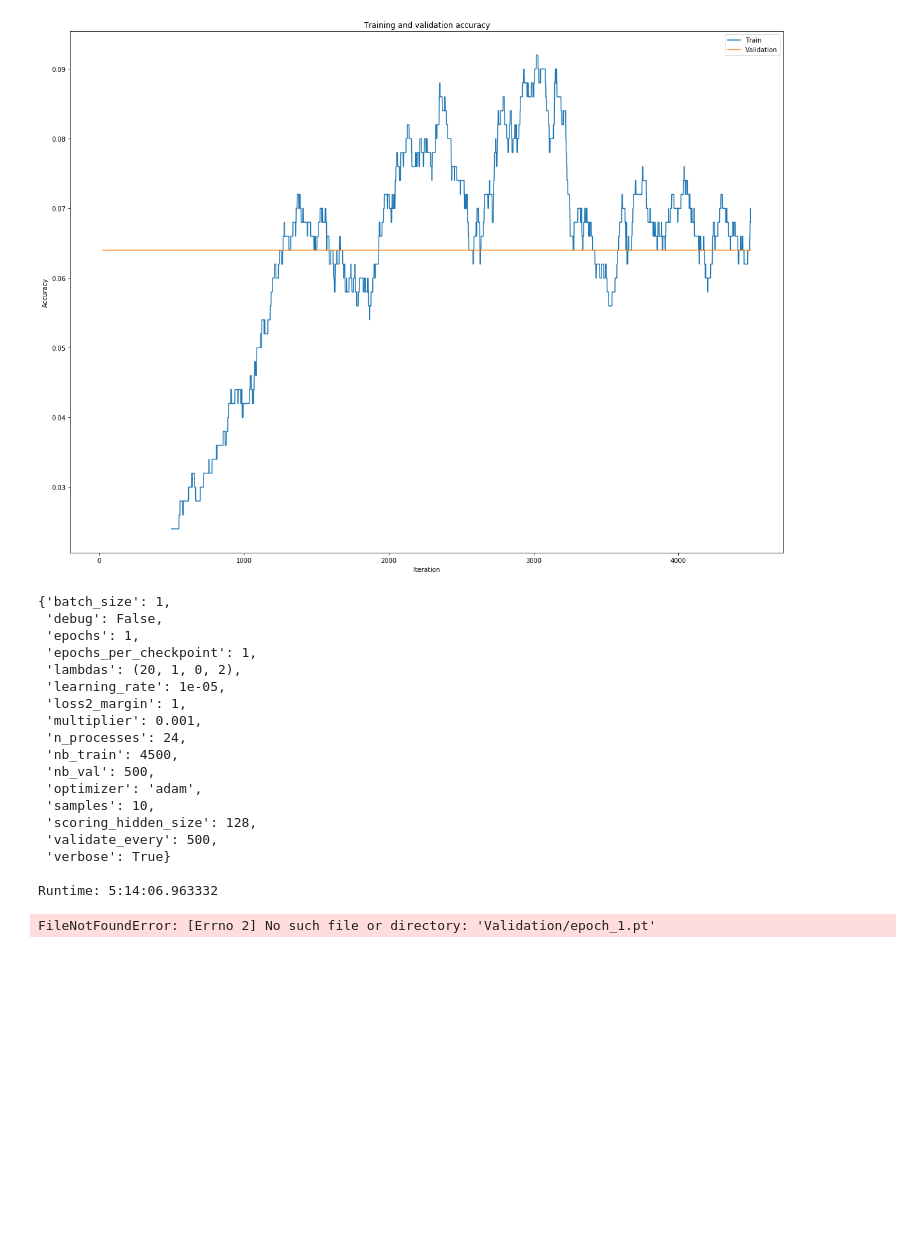
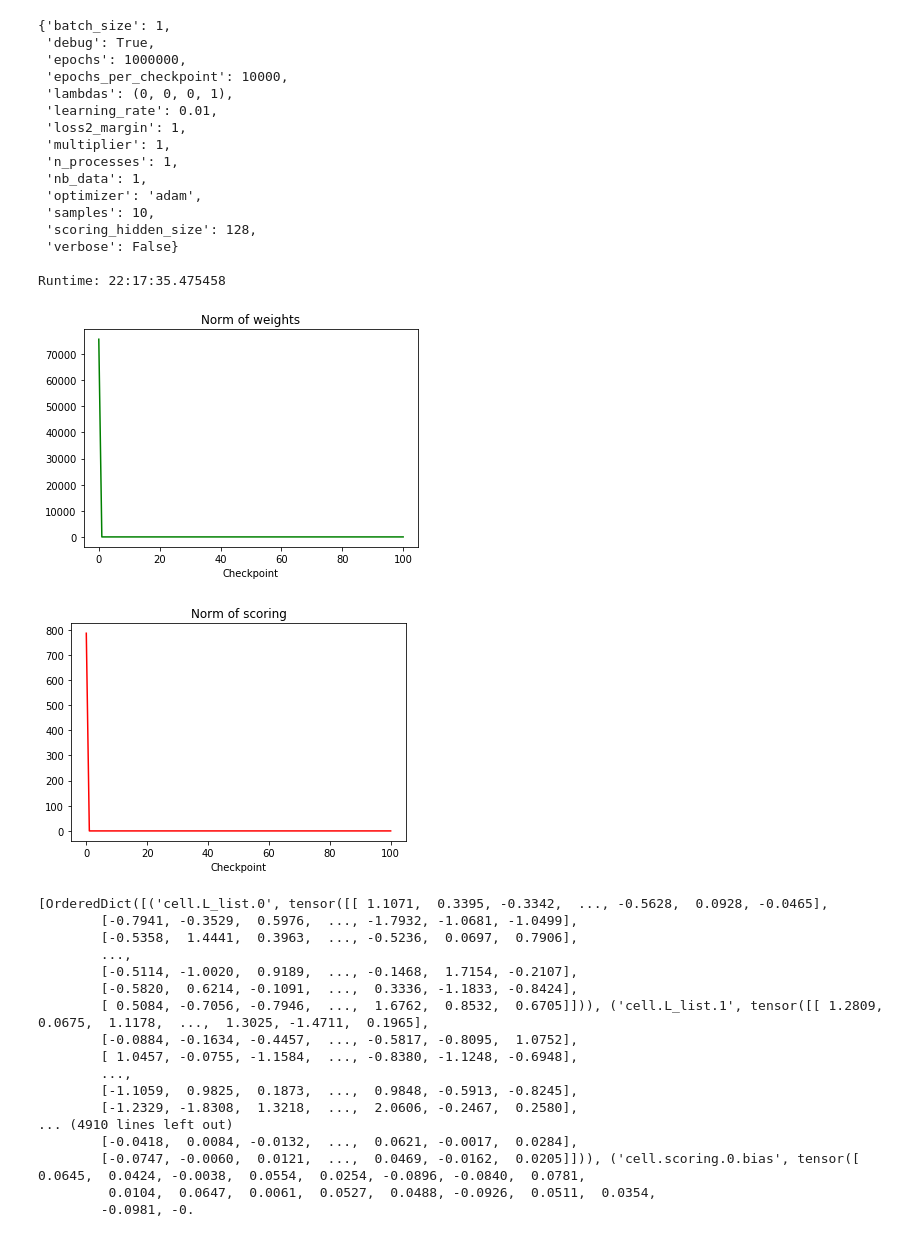
Before and after one commit to matthewkennedy5/RRNN, a Jupyter notebook: visualize-results.ipynb, the cells around one changed output. Cells and saved outputs as stored; diff of their text form; code cells hidden in the pictures; blank space fills up the shorter version.

```diff
--- a/visualize-results.ipynb
+++ b/visualize-results.ipynb
@@ -8,7 +8,7 @@ from matplotlib import pyplot as plt
 import torch
 from structure_utils import *
 
-dirname = 'Validation'
+dirname = 'TDMLossToZero'
 
 losses = []
 with open(dirname+'/loss.txt', 'r') as f:
@@ -95,8 +95,6 @@ plt.ylabel('Accuracy')
 plt.xlabel('Iteration')
 plt.legend(loc='upper right')
 plt.show()
-# %% [output]
-[figure, removed]
 # %%
 # Display hyperparameters and run information
 
@@ -107,49 +105,74 @@ runtime = pickle.load(open(dirname+'/runtime.pkl', 'rb'))
 print('\nRuntime: ' + str(datetime.timedelta(seconds=runtime)))
 # %% [output]
 {'batch_size': 1,
- 'debug': False,
- 'epochs': 1,
- 'epochs_per_checkpoint': 1,
- 'lambdas': (20, 1, 0, 2),
- 'learning_rate': 1e-05,
+ 'debug': True,
+ 'epochs': 1000000,
+ 'epochs_per_checkpoint': 10000,
+ 'lambdas': (0, 0, 0, 1),
+ 'learning_rate': 0.01,
  'loss2_margin': 1,
- 'multiplier': 0.001,
- 'n_processes': 24,
- 'nb_train': 4500,
- 'nb_val': 500,
+ 'multiplier': 1,
+ 'n_processes': 1,
+ 'nb_data': 1,
  'optimizer': 'adam',
  'samples': 10,
  'scoring_hidden_size': 128,
- 'validate_every': 500,
- 'verbose': True}
+ 'verbose': False}
 
-Runtime: 5:14:06.963332
+Runtime: 22:17:35.475458
 # %%
 # Display weight magnitudes
 
 epochs = params['epochs']
-magnitudes = np.zeros(epochs)
-scoring = np.zeros(epochs)
-for i in range(epochs):
-    weights = torch.load(dirname + '/epoch_' + str(i + 1) + '.pt')
+checkpoints = []
+for file in os.listdir(dirname):
+    if '.pt' in file:
+        checkpoints.append(file)
+
+checkpoints = [torch.load(dirname + '/' + checkpoint) for checkpoint in sorted(checkpoints)]
+magnitudes = np.zeros(len(checkpoints))
+scoring = np.zeros(len(checkpoints))
+
+for weights in checkpoints:
     for weight in weights:
         magnitudes[i] += weights[weight].norm()
         if 'scoring' in weight:
             scoring[i] += weights[weight].norm()
 
+
 plt.figure()
-plt.plot(range(epochs), magnitudes, 'g')
+plt.plot(range(len(magnitudes)), magnitudes, 'g')
 plt.title('Norm of weights')
-plt.xlabel('Epoch')
+plt.xlabel('Checkpoint')
 plt.show()
 
 plt.figure()
-plt.plot(range(epochs), scoring, 'r')
+plt.plot(range(len(scoring)), scoring, 'r')
 plt.title('Norm of scoring')
-plt.xlabel('Epoch')
+plt.xlabel('Checkpoint')
 plt.show()
+
+print(checkpoints)
 # %% [output]
+[figure, added]
+[figure, added]
-FileNotFoundError: [Errno 2] No such file or directory: 'Validation/epoch_1.pt'
+[OrderedDict([('cell.L_list.0', tensor([[ 1.1071,  0.3395, -0.3342,  ..., -0.5628,  0.0928, -0.0465],
+        [-0.7941, -0.3529,  0.5976,  ..., -1.7932, -1.0681, -1.0499],
+        [-0.5358,  1.4441,  0.3963,  ..., -0.5236,  0.0697,  0.7906],
+        ...,
+        [-0.5114, -1.0020,  0.9189,  ..., -0.1468,  1.7154, -0.2107],
+        [-0.5820,  0.6214, -0.1091,  ...,  0.3336, -1.1833, -0.8424],
+        [ 0.5084, -0.7056, -0.7946,  ...,  1.6762,  0.8532,  0.6705]])), ('cell.L_list.1', tensor([[ 1.2809,  0.0675,  1.1178,  ...,  1.3025, -1.4711,  0.1965],
+        [-0.0884, -0.1634, -0.4457,  ..., -0.5817, -0.8095,  1.0752],
+        [ 1.0457, -0.0755, -1.1584,  ..., -0.8380, -1.1248, -0.6948],
+        ...,
+        [-1.1059,  0.9825,  0.1873,  ...,  0.9848, -0.5913, -0.8245],
+        [-1.2329, -1.8308,  1.3218,  ...,  2.0606, -0.2467,  0.2580],
+... (4910 lines left out)
+        [-0.0418,  0.0084, -0.0132,  ...,  0.0621, -0.0017,  0.0284],
+        [-0.0747, -0.0060,  0.0121,  ...,  0.0469, -0.0162,  0.0205]])), ('cell.scoring.0.bias', tensor([ 0.0645,  0.0424, -0.0038,  0.0554,  0.0254, -0.0896, -0.0840,  0.0781,
+         0.0104,  0.0647,  0.0061,  0.0527,  0.0488, -0.0926,  0.0511,  0.0354,
+        -0.0981, -0.
 # %%
 # Show 5 different structures from training
 
```
Also changed, not shown: parts of 5 cells of this notebook, 1 other file.
